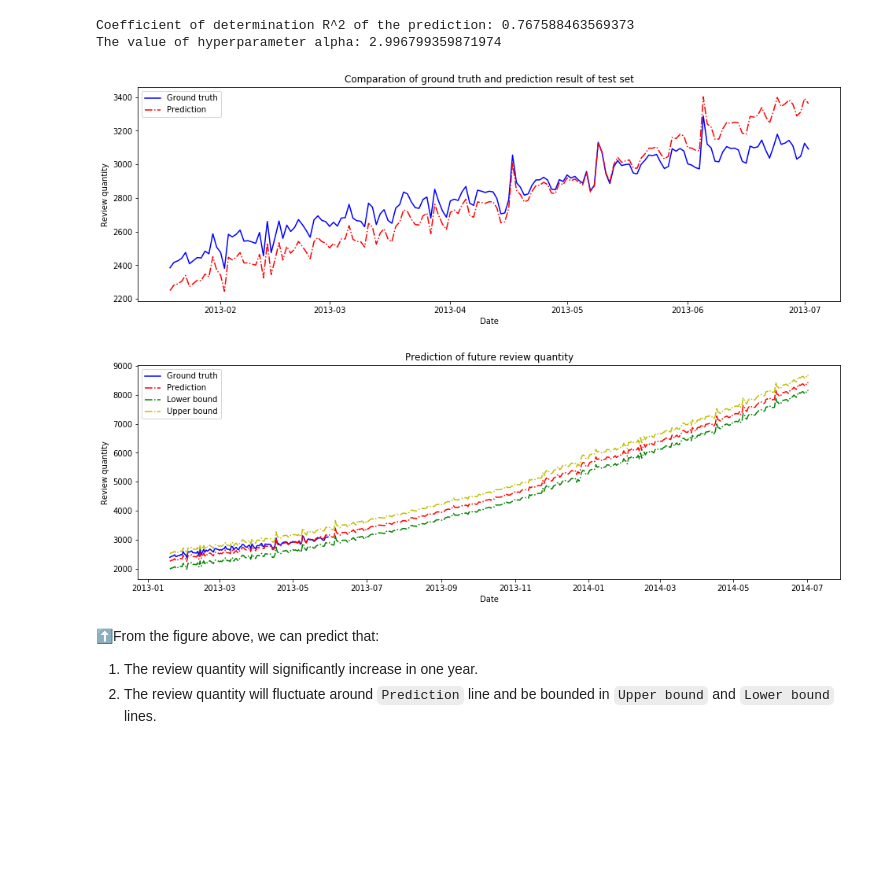
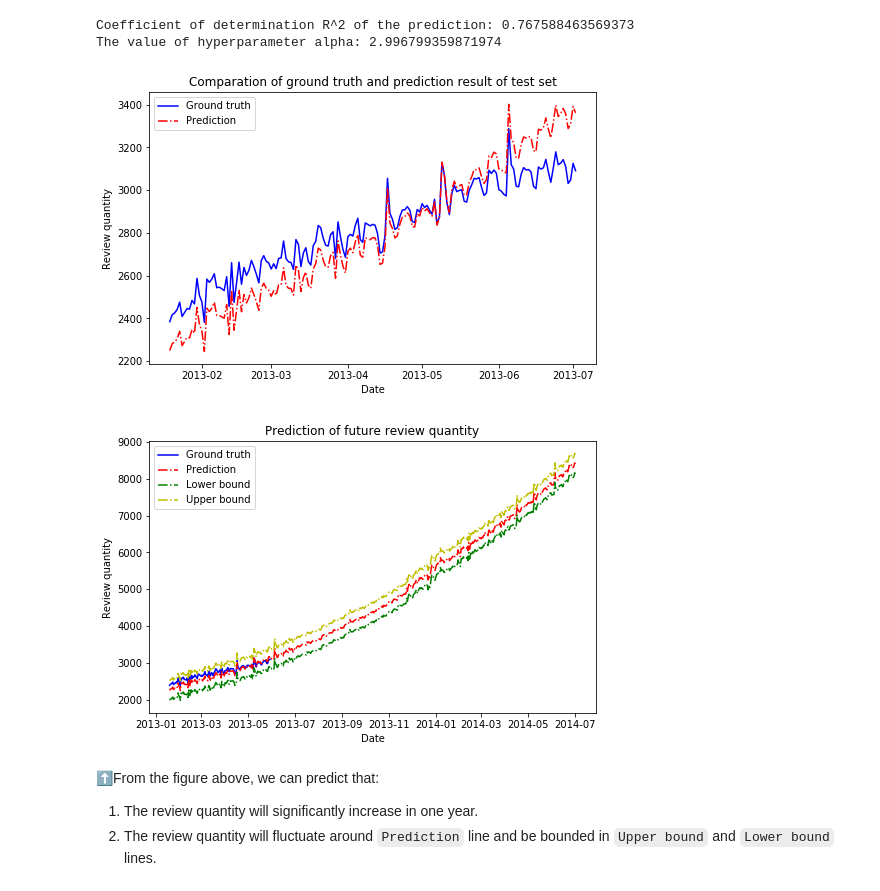
Before and after one commit to epfl-ada-2018/ada007project, a Jupyter notebook: Final_notebook.ipynb, the cells around one changed output. Cells and saved outputs as stored; diff of their text form; code cells hidden in the pictures; blank space fills up the shorter version.

```diff
--- a/Final_notebook.ipynb
+++ b/Final_notebook.ipynb
@@ -291,20 +291,20 @@ Coefficient of determination R^2 of the prediction: 0.767588463569373
 The value of hyperparameter alpha: 2.996799359871974
 # %%
 # Plot test result
-plt.figure(figsize=(16,5))
+plt.figure(figsize=(8,5))
 plt.plot(trend_time_series[int(0.95*X.shape[0]):],
          observed_data[int(0.95*X.shape[0]):] - resid_data[int(0.95*X.shape[0]):],
          'b-',
          trend_time_series[int(0.95*X.shape[0]):],
          (reg.predict(X_test).squeeze() + seasonal_data.values[int(0.95*X.shape[0]):]),
          'r-.')
 plt.xlabel('Date')
 plt.ylabel('Review quantity')
 plt.title('Comparation of ground truth and prediction result of test set')
 plt.legend(['Ground truth', 'Prediction'])
 plt.show()
 # %% [output]
-[figure, old version]
+[figure, new version]
 # %%
 # Predict feture trend in one year (2013-7-2 to 2014-7-2)
 last_day = trend_time_series[int(0.95*X.shape[0]):].iloc[-1]
@@ -325,7 +325,7 @@ seasonal_data_predict = np.concatenate((seasonal_data.values[int(0.95*X.shape[0]
 upper_resid_bound = reg.predict(time_whole_X_poly).squeeze() + seasonal_data_predict + high_error
 lower_resid_bound = reg.predict(time_whole_X_poly).squeeze() + seasonal_data_predict + low_error
 # Plot prediction result
-plt.figure(figsize=(16,5))
+plt.figure(figsize=(8, 5))
 time_exist = np.array(list(map(lambda x: pd.to_datetime(x), trend_time_series[int(0.95*X.shape[0]):int(0.99*X.shape[0])].values)))
 plt.plot(time_exist, observed_data[int(0.95*X.shape[0]):int(0.99*X.shape[0])] - resid_data[int(0.95*X.shape[0]):int(0.99*X.shape[0])], 'b')
 plt.plot(time_whole, (reg.predict(time_whole_X_poly).squeeze() + seasonal_data_predict), 'r-.')
@@ -340,7 +340,7 @@ plt.title('Prediction of future review quantity')
 plt.legend(['Ground truth', 'Prediction', 'Lower bound', 'Upper bound'])
 plt.show()
 # %% [output]
-[figure, old version]
+[figure, new version]
 # %% [markdown]
 ⬆From the figure above, we can predict that:
 1. The review quantity will significantly increase in one year.
```
Also changed, not shown: parts of 2 cells of this notebook.
